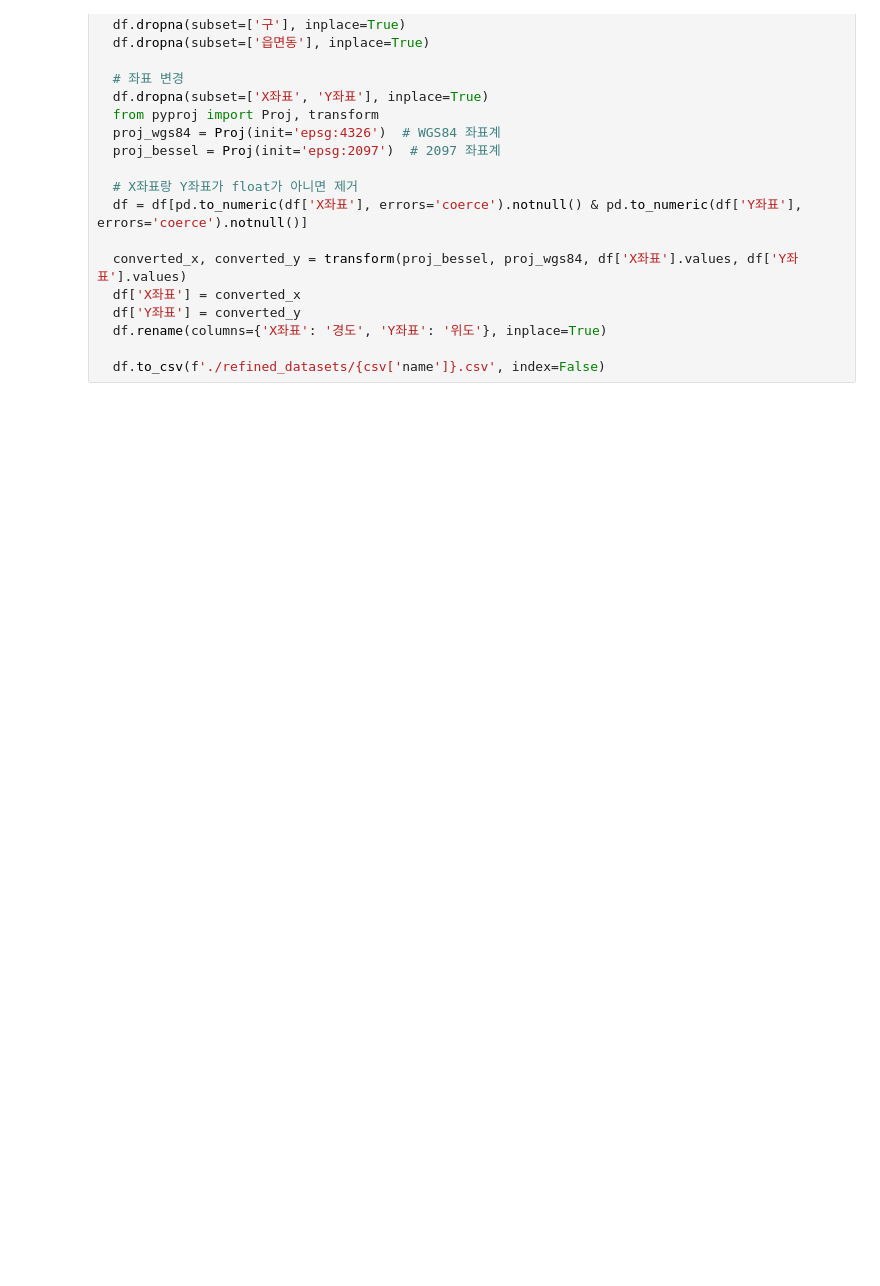
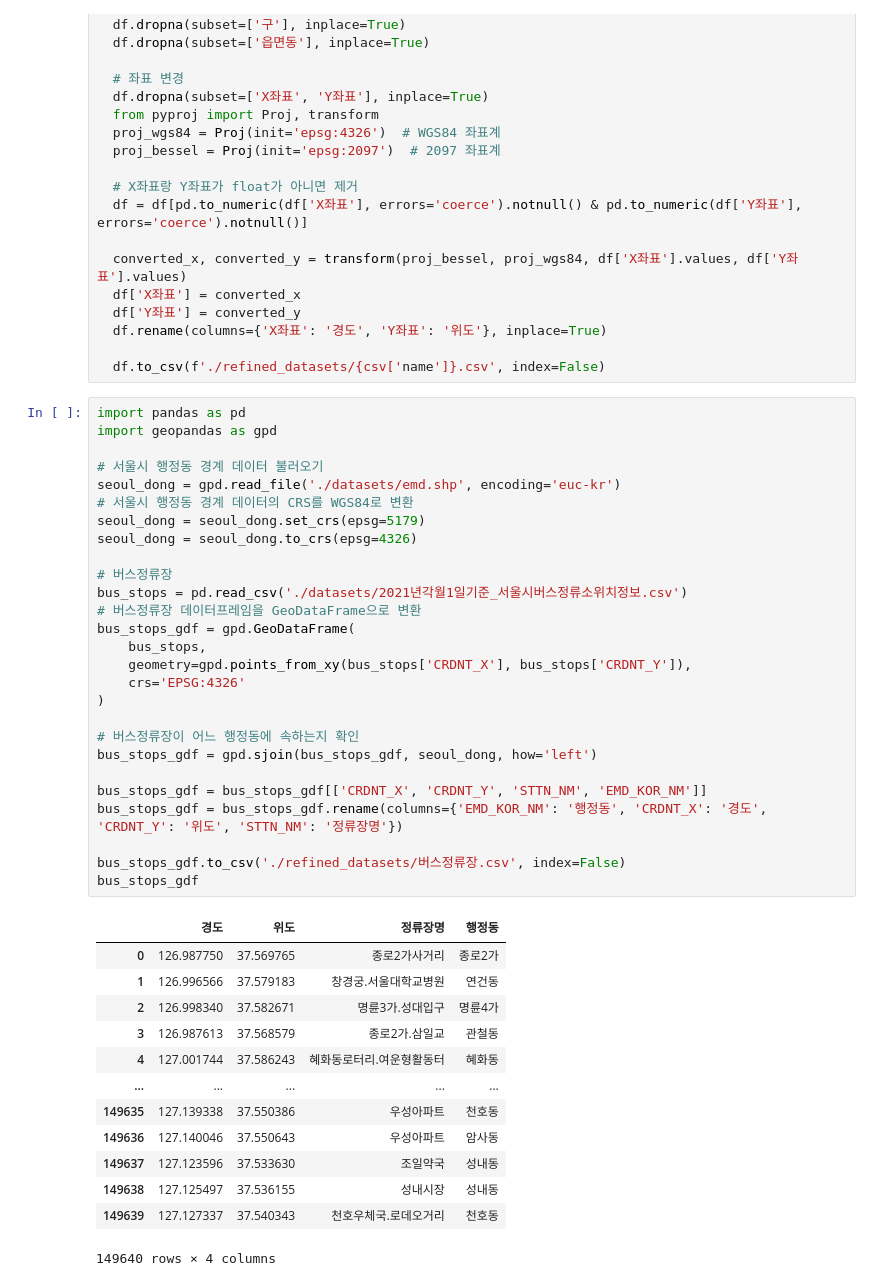
Before and after one commit to joonsuyoon/machinelearningproject, a Jupyter notebook: dataset_refine.ipynb, the cells around one changed output. Cells and saved outputs as stored; diff of their text form; blank space fills up the shorter version.

Commit message:
버스정류장 데이터 전처리

```diff
--- a/dataset_refine.ipynb
+++ b/dataset_refine.ipynb
@@ -189,3 +189,44 @@ for csv in csvs:
   df.rename(columns={'X좌표': '경도', 'Y좌표': '위도'}, inplace=True)
 
   df.to_csv(f'./refined_datasets/{csv['name']}.csv', index=False)
+# %%
+import pandas as pd
+import geopandas as gpd
+
+# 서울시 행정동 경계 데이터 불러오기
+seoul_dong = gpd.read_file('./datasets/emd.shp', encoding='euc-kr')
+# 서울시 행정동 경계 데이터의 CRS를 WGS84로 변환
+seoul_dong = seoul_dong.set_crs(epsg=5179)
+seoul_dong = seoul_dong.to_crs(epsg=4326)
+
+# 버스정류장
+bus_stops = pd.read_csv('./datasets/2021년각월1일기준_서울시버스정류소위치정보.csv')
+# 버스정류장 데이터프레임을 GeoDataFrame으로 변환
+bus_stops_gdf = gpd.GeoDataFrame(
+    bus_stops,
+    geometry=gpd.points_from_xy(bus_stops['CRDNT_X'], bus_stops['CRDNT_Y']),
+    crs='EPSG:4326'
+)
+
+# 버스정류장이 어느 행정동에 속하는지 확인
+bus_stops_gdf = gpd.sjoin(bus_stops_gdf, seoul_dong, how='left')
+
+bus_stops_gdf = bus_stops_gdf[['CRDNT_X', 'CRDNT_Y', 'STTN_NM', 'EMD_KOR_NM']]
+bus_stops_gdf = bus_stops_gdf.rename(columns={'EMD_KOR_NM': '행정동', 'CRDNT_X': '경도', 'CRDNT_Y': '위도', 'STTN_NM': '정류장명'})
+
+bus_stops_gdf.to_csv('./refined_datasets/버스정류장.csv', index=False)
+bus_stops_gdf
+# %% [output]
+|  | 경도 | 위도 | 정류장명 | 행정동 |
+| 0 | 126.987750 | 37.569765 | 종로2가사거리 | 종로2가 |
+| 1 | 126.996566 | 37.579183 | 창경궁.서울대학교병원 | 연건동 |
+| 2 | 126.998340 | 37.582671 | 명륜3가.성대입구 | 명륜4가 |
+| 3 | 126.987613 | 37.568579 | 종로2가.삼일교 | 관철동 |
+| 4 | 127.001744 | 37.586243 | 혜화동로터리.여운형활동터 | 혜화동 |
+| ... | ... | ... | ... | ... |
+| 149635 | 127.139338 | 37.550386 | 우성아파트 | 천호동 |
+| 149636 | 127.140046 | 37.550643 | 우성아파트 | 암사동 |
+| 149637 | 127.123596 | 37.533630 | 조일약국 | 성내동 |
+| 149638 | 127.125497 | 37.536155 | 성내시장 | 성내동 |
+| 149639 | 127.127337 | 37.540343 | 천호우체국.로데오거리 | 천호동 |
+149640 rows × 4 columns
```
Also changed, not shown: 2 other files.
